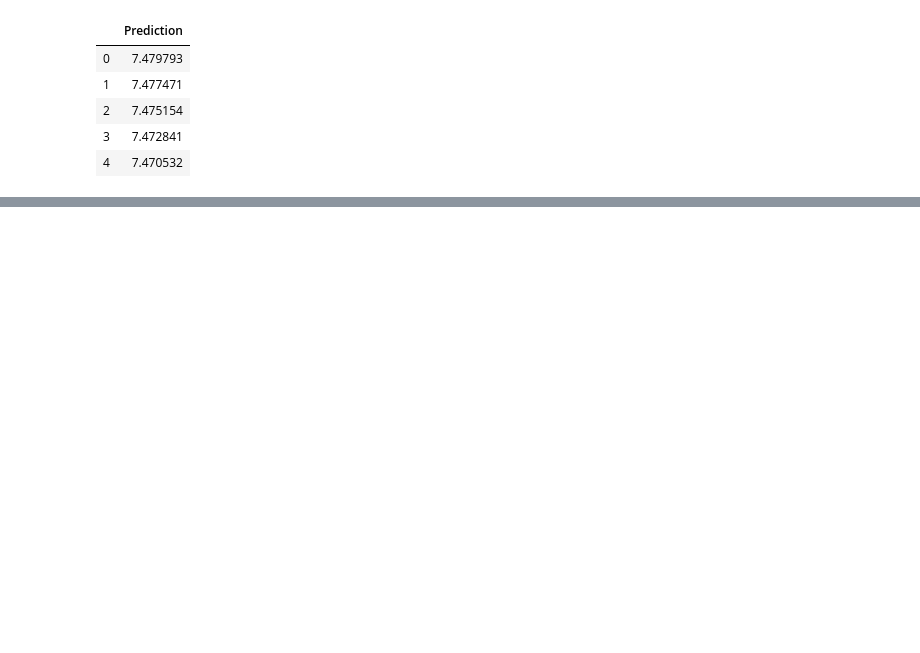
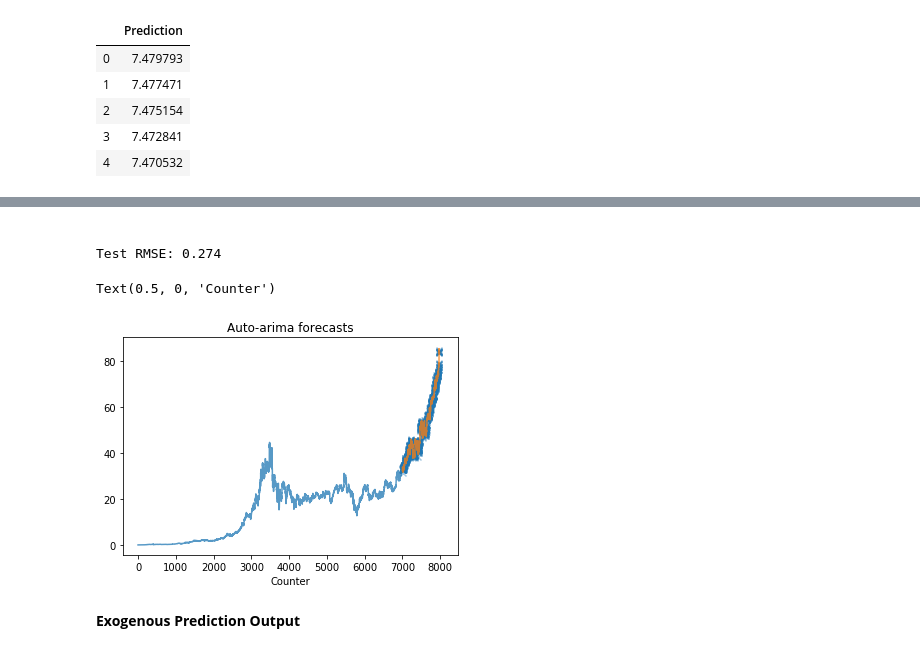
Before and after one commit to Anaisdg/Algorithm_Research, a Jupyter notebook: Forecasting/ARIMA/auto-arima/Auto-Arima.ipynb, the cells around one changed output, grey strips where cells are left out. Cells and saved outputs as stored; diff of their text form; code cells hidden in the pictures; blank space fills up the shorter version.

```diff
--- a/Forecasting/ARIMA/auto-arima/Auto-Arima.ipynb
+++ b/Forecasting/ARIMA/auto-arima/Auto-Arima.ipynb
@@ -262,0 +319,3 @@ bc_forecast.head()
+# %%
+#with np.array
+exo_model = pm.auto_arima(train[:,1], trace=True, suppress_warnings=True,exogenous=train[:,2:5], stationarity=False, seasonality=True)
@@ -262,0 +371,23 @@ bc_forecast.head()
+# %% [markdown]
+<a id='another_cell'></a>
+# %%
+preds = exo_model.predict(n_periods=test.shape[0],exogenous=test[:,2:5])
+# Print the error:
+print("Test RMSE: %.3f" % np.sqrt(mean_squared_error(test[:,1], preds)))
+
+# #############################################################################
+# Plot the points and the forecasts
+x_axis = np.arange(train[:,1].shape[0] + preds.shape[0])
+
+plt.plot(x_axis[:train[:,1].shape[0]], train[:,1], alpha=0.75)
+plt.plot(x_axis[train[:,1].shape[0]:], preds, alpha=0.75)  # Forecasts
+plt.scatter(x_axis[train[:,1].shape[0]:], test[:,1],
+            alpha=0.4, marker='x')  # Test data
+plt.title("Auto-arima forecasts")
+plt.xlabel("Counter")
+# %% [output]
+Test RMSE: 0.274
+Text(0.5, 0, 'Counter')
+[figure, added]
+# %% [markdown]
+<a id='exogenous_prediction_output'></a> **Exogenous Prediction Output**
```
Also changed, not shown: parts of 26 cells of this notebook, 2 other files.
